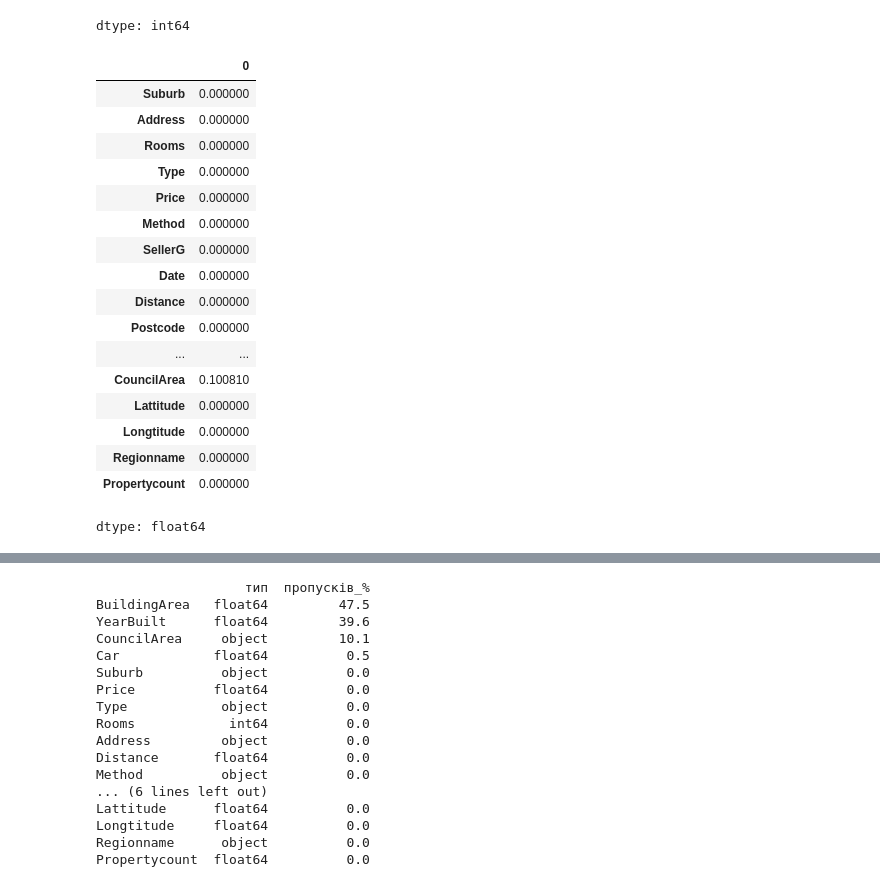
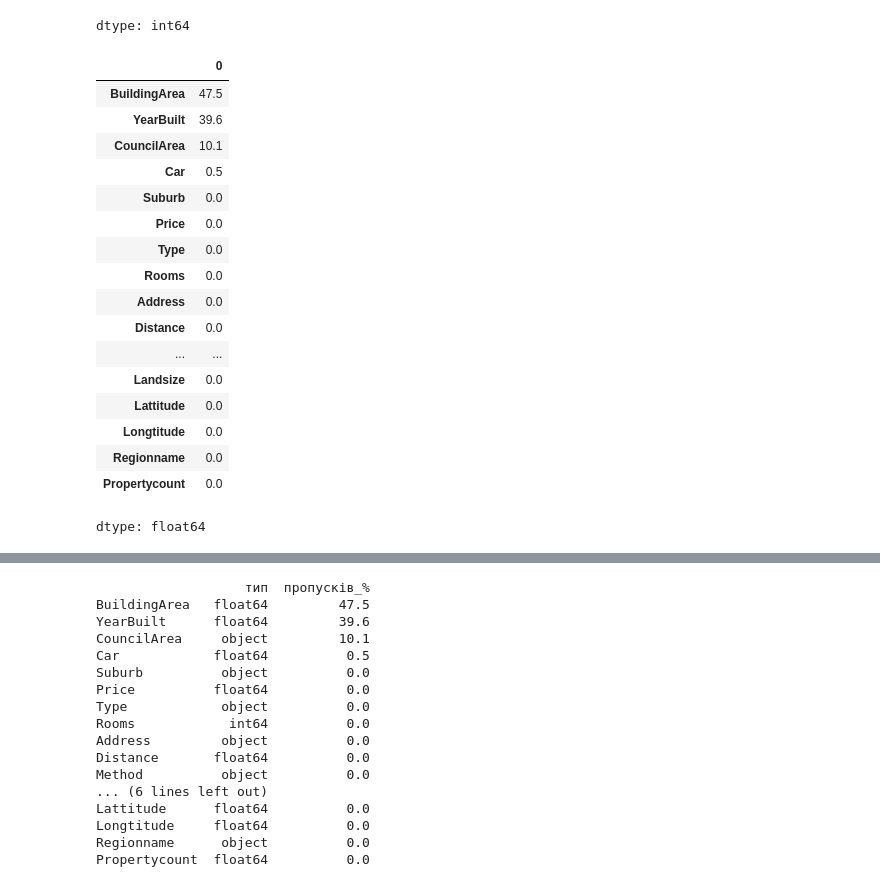
Before and after one commit to AllaYermilko/melbourne-housing, a Jupyter notebook: notebooks/melbourne_housing.ipynb, the cells around one changed output, grey strips where cells are left out. Drawn from its saved outputs; the diff is of its cells as text; code cells hidden in the pictures.

```diff
--- a/notebooks/melbourne_housing.ipynb
+++ b/notebooks/melbourne_housing.ipynb
@@ -118,24 +106,24 @@ df.isna().sum()
 | Regionname | 0 |
 | Propertycount | 0 |
 dtype: int64
-# %%
-df.isna().mean()
-# %% [output]
-|  | 0 |
-| Suburb | 0.000000 |
-| Address | 0.000000 |
-| Rooms | 0.000000 |
-| Type | 0.000000 |
-| Price | 0.000000 |
-| Method | 0.000000 |
-| SellerG | 0.000000 |
-| Date | 0.000000 |
-| Distance | 0.000000 |
-| Postcode | 0.000000 |
-| ... | ... |
-| CouncilArea | 0.100810 |
-| Lattitude | 0.000000 |
-| Longtitude | 0.000000 |
-| Regionname | 0.000000 |
-| Propertycount | 0.000000 |
-dtype: float64
+# %%
+(df.isna().mean() * 100).round(1).sort_values(ascending=False)
+# %% [output]
+|  | 0 |
+| BuildingArea | 47.5 |
+| YearBuilt | 39.6 |
+| CouncilArea | 10.1 |
+| Car | 0.5 |
+| Suburb | 0.0 |
+| Price | 0.0 |
+| Type | 0.0 |
+| Rooms | 0.0 |
+| Address | 0.0 |
+| Distance | 0.0 |
+| ... | ... |
+| Landsize | 0.0 |
+| Lattitude | 0.0 |
+| Longtitude | 0.0 |
+| Regionname | 0.0 |
+| Propertycount | 0.0 |
+dtype: float64
```
Also changed, not shown: parts of 27 cells of this notebook.
